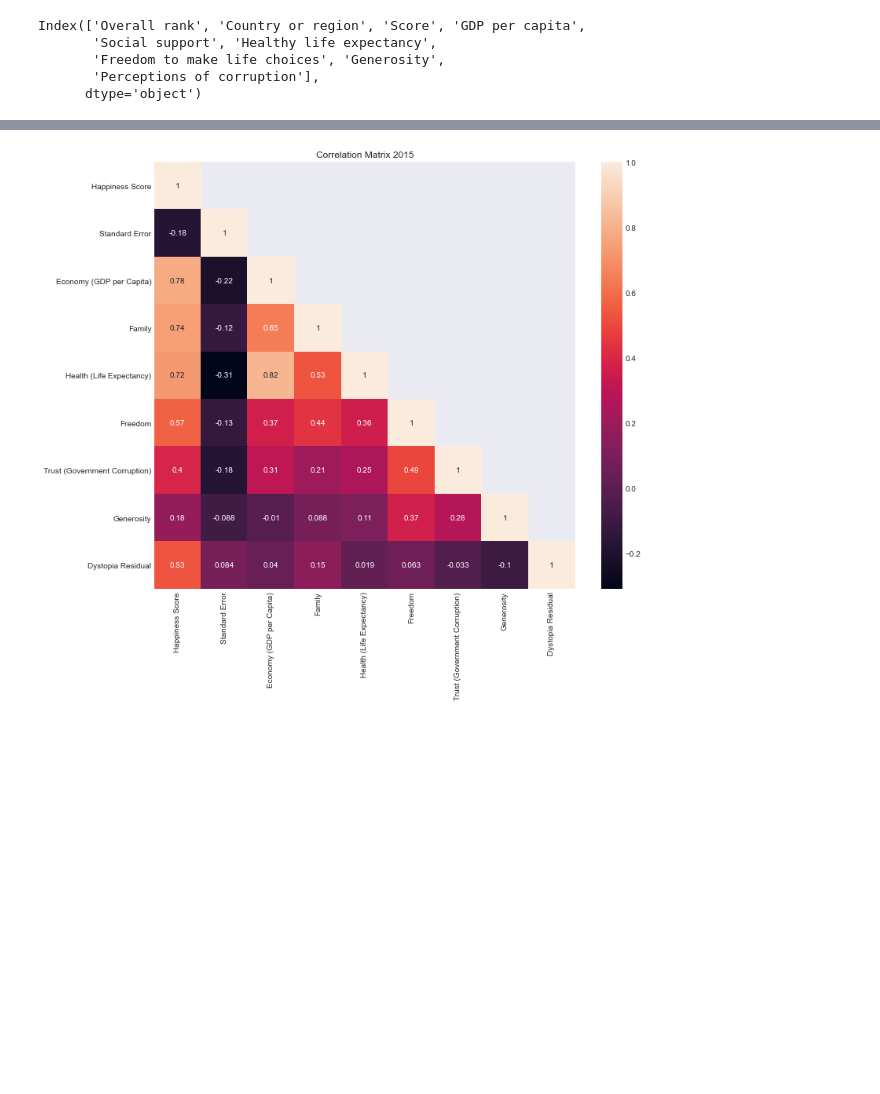
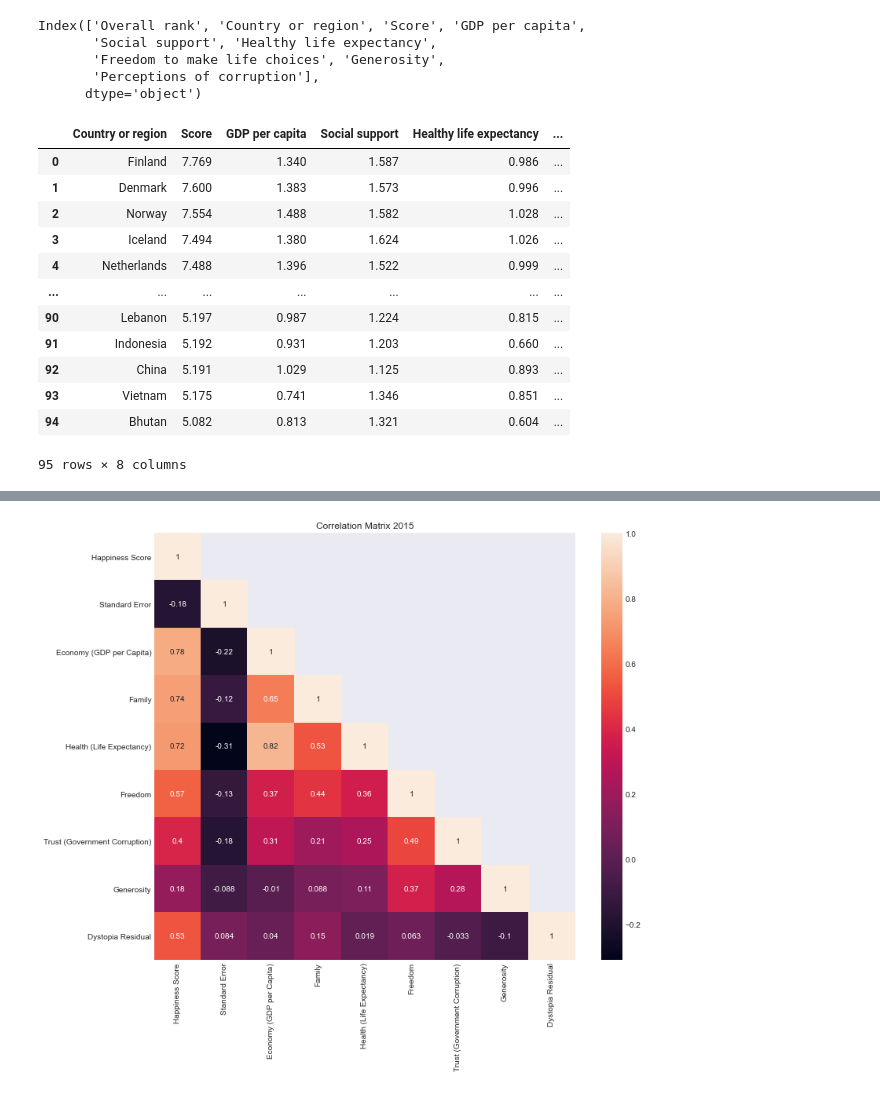
Before and after one commit to razikaalmira/World-Happiness-Report, a Jupyter notebook: World Happiness Report.ipynb, the cells around one changed output, grey strips where cells are left out. Cells and saved outputs as stored; diff of their text form; code cells hidden in the pictures; blank space fills up the shorter version.

```diff
--- a/World Happiness Report.ipynb
+++ b/World Happiness Report.ipynb
@@ -275,4 +275,20 @@ Index(['Overall rank', 'Country or region', 'Score', 'GDP per capita',
        'Freedom to make life choices', 'Generosity',
        'Perceptions of corruption'],
       dtype='object')
+# %%
+semua
+# %% [output]
+|  | Country or region | Score | GDP per capita | Social support | Healthy life expectancy | ... |
+| 0 | Finland | 7.769 | 1.340 | 1.587 | 0.986 | ... |
+| 1 | Denmark | 7.600 | 1.383 | 1.573 | 0.996 | ... |
+| 2 | Norway | 7.554 | 1.488 | 1.582 | 1.028 | ... |
+| 3 | Iceland | 7.494 | 1.380 | 1.624 | 1.026 | ... |
+| 4 | Netherlands | 7.488 | 1.396 | 1.522 | 0.999 | ... |
+| ... | ... | ... | ... | ... | ... | ... |
+| 90 | Lebanon | 5.197 | 0.987 | 1.224 | 0.815 | ... |
+| 91 | Indonesia | 5.192 | 0.931 | 1.203 | 0.660 | ... |
+| 92 | China | 5.191 | 1.029 | 1.125 | 0.893 | ... |
+| 93 | Vietnam | 5.175 | 0.741 | 1.346 | 0.851 | ... |
+| 94 | Bhutan | 5.082 | 0.813 | 1.321 | 0.604 | ... |
+95 rows × 8 columns
 # %%
```
Also changed, not shown: parts of 22 cells of this notebook.
